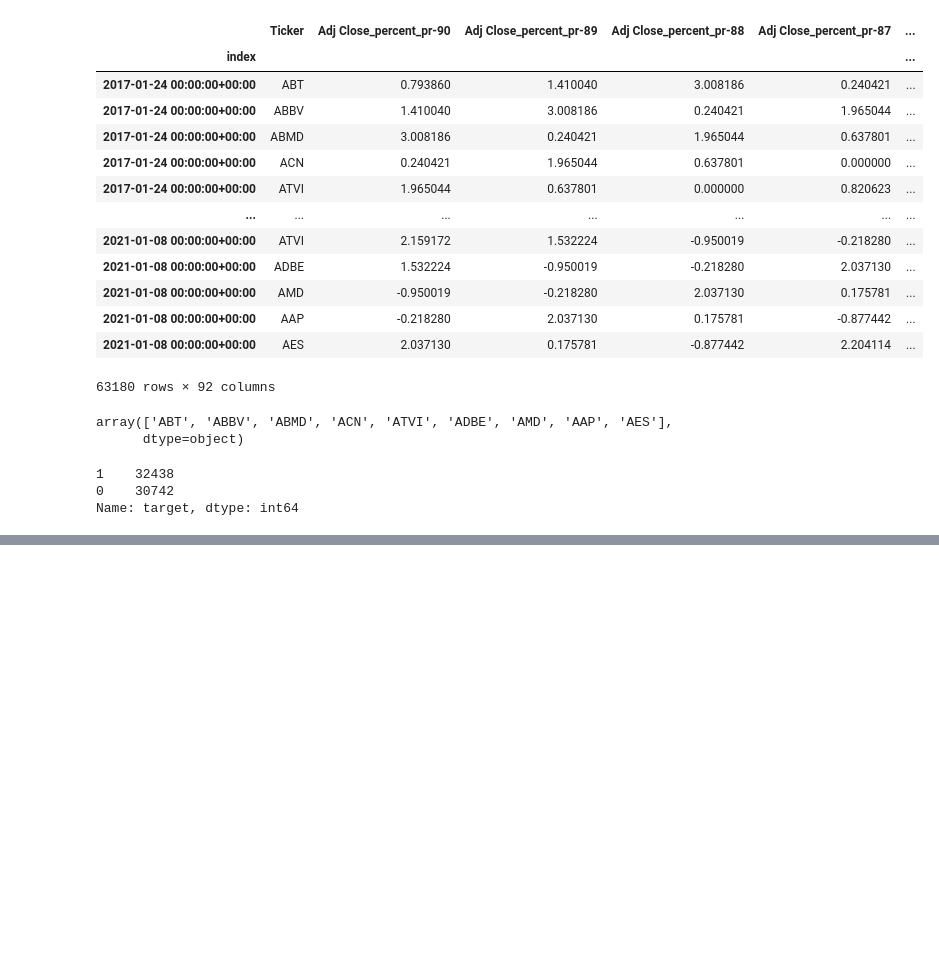
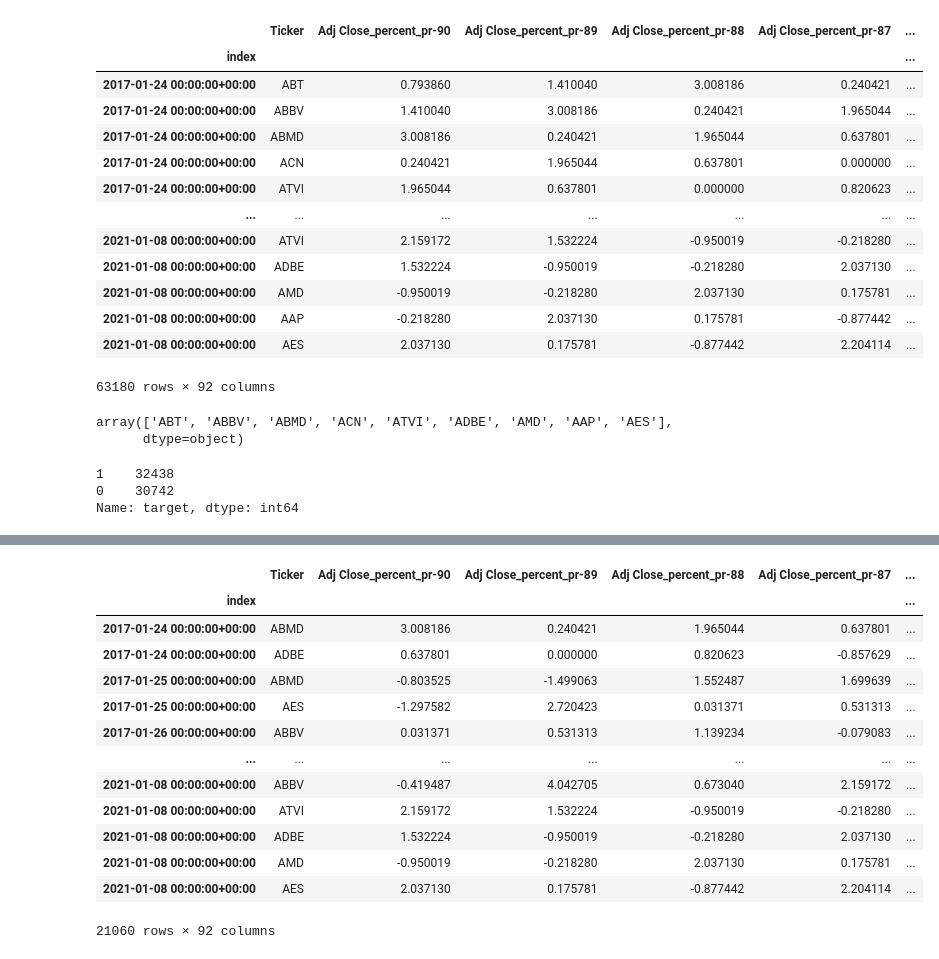
Before and after one commit to comptech-winter-school/stock-news, a Jupyter notebook: DS/catboost_example.ipynb, the cells around one changed output, grey strips where cells are left out. Drawn from its saved outputs; the diff is of its cells as text; code cells hidden in the pictures; blank space fills up the shorter version.

```diff
--- a/DS/catboost_example.ipynb
+++ b/DS/catboost_example.ipynb
@@ -292,6 +293,9 @@ pdf_raw.to_csv(save_path, index=False)
 # %%
 save_path = '../data/companies_10.csv'
 pdf_raw = pd.read_csv(save_path)
+pdf_raw.index = pdf_raw['index']
+pdf_raw.rename({'index': 'date'}, axis=1, inplace=True)
+pdf_raw.drop('date', axis=1, inplace=True)
 pdf_raw
 # %% [output]
 |  | Average_Tone_min | Average_Tone_max | Average_Tone_mean | Average_Tone_std | Average_Tone_sum | ... |
@@ -312,7 +317,7 @@ days_back = 90
 days_forward = 30
 
 dynamic_features = ['Adj Close_percent']
-static_features = ['Ticker']
+static_features = ['Ticker',]
 # %%
 pdf = prepare_df(
     pdf_raw,
@@ -377,8 +382,8 @@ def fit_model(train_pool, validation_pool):
     )
 
 
-X = pdf.drop(['Ticker', 'target'], axis=1)
-y = pdf['target']
+X = pdf.reset_index().drop(['Ticker', 'target', 'index'], axis=1)
+y = pdf['target'].values
 
 n_splits = 3
 # GroupKFold(X, y, group) group - pd.Cat('Ticker')
@@ -412,0 +418,17 @@ f1 =  0.7212496633450041
+# %%
+pdf.iloc[group_test_index]
+# %% [output]
+|  | Ticker | Adj Close_percent_pr-90 | Adj Close_percent_pr-89 | Adj Close_percent_pr-88 | Adj Close_percent_pr-87 | ... |
+| index |  |  |  |  |  | ... |
+| 2017-01-24 00:00:00+00:00 | ABMD | 3.008186 | 0.240421 | 1.965044 | 0.637801 | ... |
+| 2017-01-24 00:00:00+00:00 | ADBE | 0.637801 | 0.000000 | 0.820623 | -0.857629 | ... |
+| 2017-01-25 00:00:00+00:00 | ABMD | -0.803525 | -1.499063 | 1.552487 | 1.699639 | ... |
+| 2017-01-25 00:00:00+00:00 | AES | -1.297582 | 2.720423 | 0.031371 | 0.531313 | ... |
+| 2017-01-26 00:00:00+00:00 | ABBV | 0.031371 | 0.531313 | 1.139234 | -0.079083 | ... |
+| ... | ... | ... | ... | ... | ... | ... |
+| 2021-01-08 00:00:00+00:00 | ABBV | -0.419487 | 4.042705 | 0.673040 | 2.159172 | ... |
+| 2021-01-08 00:00:00+00:00 | ATVI | 2.159172 | 1.532224 | -0.950019 | -0.218280 | ... |
+| 2021-01-08 00:00:00+00:00 | ADBE | 1.532224 | -0.950019 | -0.218280 | 2.037130 | ... |
+| 2021-01-08 00:00:00+00:00 | AMD | -0.950019 | -0.218280 | 2.037130 | 0.175781 | ... |
+| 2021-01-08 00:00:00+00:00 | AES | 2.037130 | 0.175781 | -0.877442 | 2.204114 | ... |
+21060 rows × 92 columns
```
Also changed, not shown: parts of 5 cells of this notebook, 2 other files.
